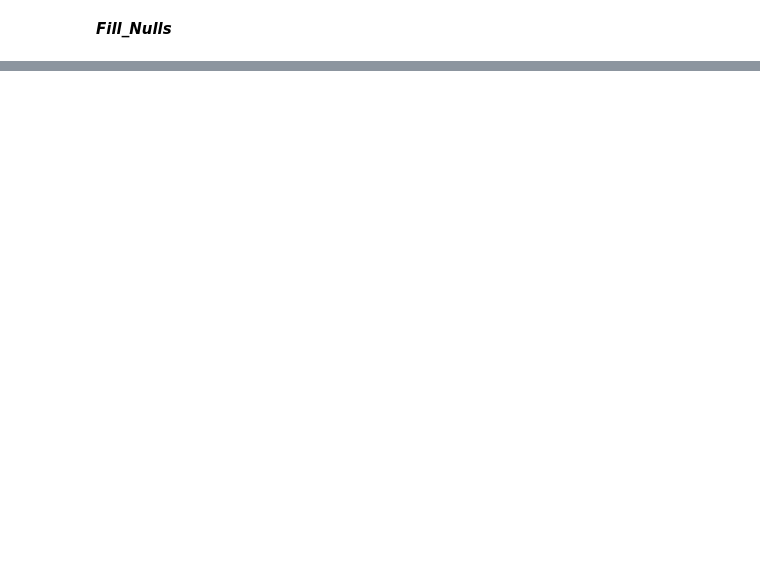
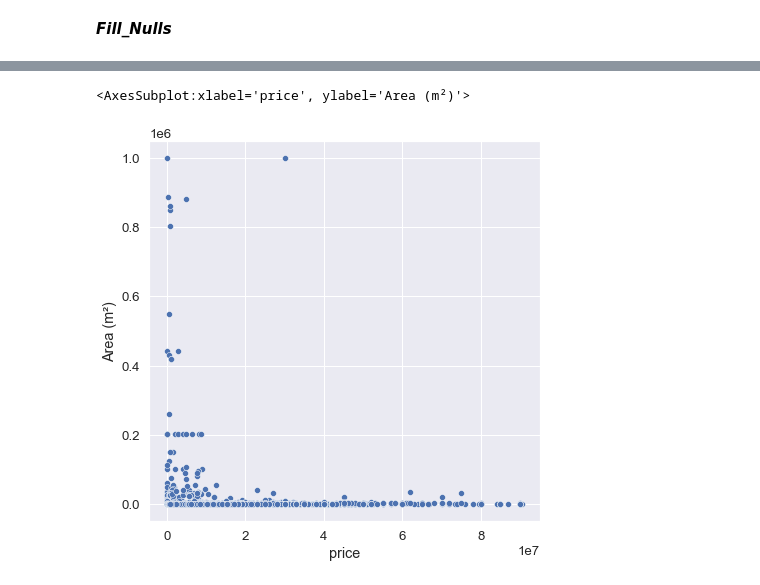
Before and after one commit to mabdulbaqui/OLX, a Jupyter notebook: MORE/V2/exploer.ipynb, the cells around one changed output, grey strips where cells are left out. Drawn from its saved outputs; the diff is of its cells as text; code cells hidden in the pictures; blank space fills up the shorter version.

```diff
--- a/MORE/V2/exploer.ipynb
+++ b/MORE/V2/exploer.ipynb
@@ -479,0 +388,16 @@ dtype: int64
+# %%
+def bbb(z):
+    if z==0:
+        return np.nan
+    elif z=="Finished":
+        return 0.1
+    elif z== "Semi Finished":
+        return 0.2
+    elif z=="Not Finished":
+        return 0.3
+    elif z=="Core & Shell":
+     return 0.4
+    else:
+        return z
+df_totla['Delivery Term']=df_totla['Delivery Term'].apply(bbb)
+df_totla['Delivery Term'].value_counts()
@@ -479,0 +410,5 @@ dtype: int64
+# %%
+df_totla.info()
+xv=list(df_totla.columns)
+columns=xv[xv.index('Delivery Term'):]
+columns
@@ -479,0 +450,10 @@ dtype: int64
+# %%
+from sklearn.impute import KNNImputer
+imputer = KNNImputer()
+df_totla[columns]= imputer.fit_transform(df_totla[columns])
+
+df_totla[columns]=df_totla[columns].apply(lambda x: round(x, 0))
+for col in columns:
+    df_totla[col] = df_totla[col].astype('int')
+
+df_totla.info()
@@ -479,0 +485,4 @@ dtype: int64
+# %%
+print(df_totla.isnull().sum())
+df_totla=df_totla.dropna()
+df_totla.reset_index(drop=True, inplace=True)
@@ -479,0 +513,5 @@ dtype: int64
+# %%
+sns.scatterplot(x=df_totla[ "price"], y=df_totla["Area (m²)"])
+# %% [output]
+<AxesSubplot:xlabel='price', ylabel='Area (m²)'>
+[figure, added]
```
Also changed, not shown: parts of 56 cells of this notebook, 2 other files.
